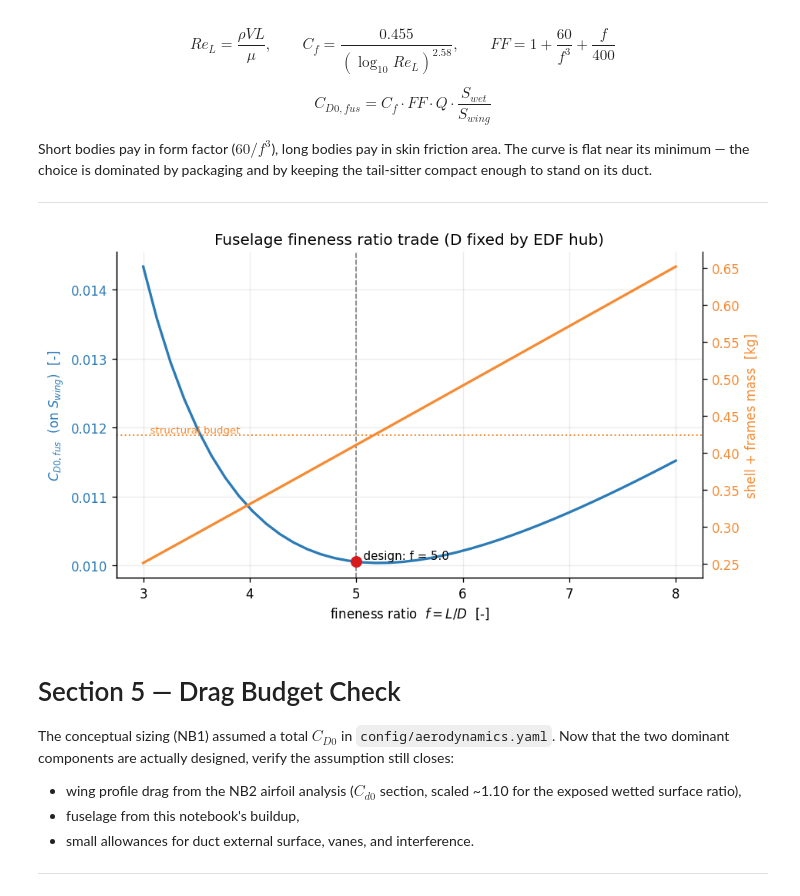
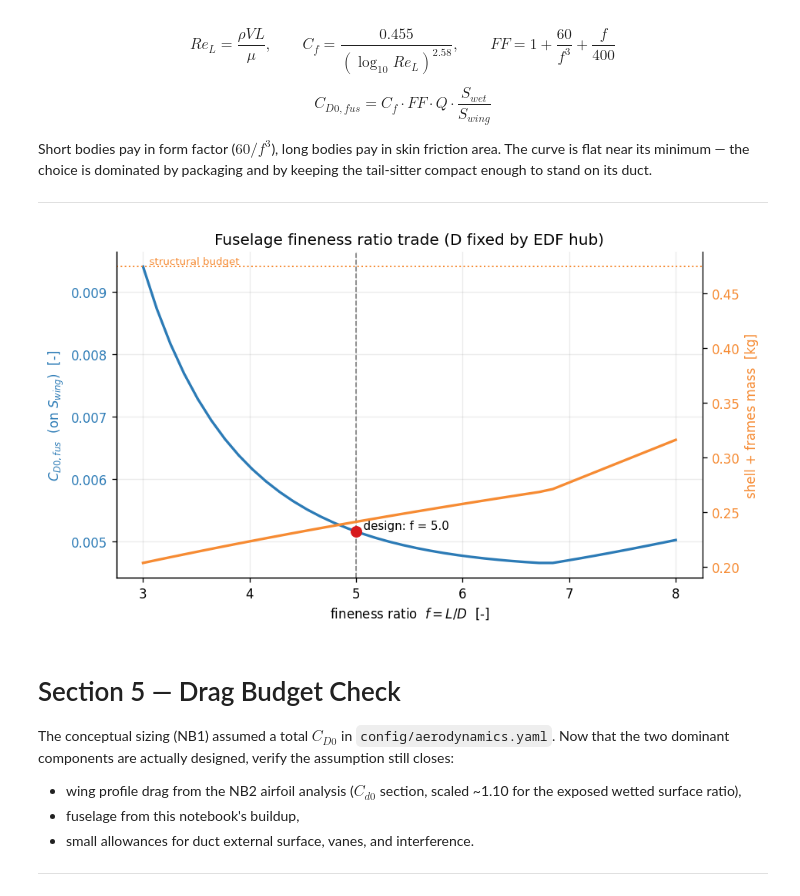
Before and after one commit to onurtuncer/vbat-uav-notebooks, a Jupyter notebook: notebooks/fuselage_design.ipynb, the cells around one changed output. Drawn from its saved outputs; the diff is of its cells as text; code cells hidden in the pictures.

```diff
--- a/notebooks/fuselage_design.ipynb
+++ b/notebooks/fuselage_design.ipynb
@@ -238,6 +238,9 @@ fus = size_fuselage(
     R_hub_m         = R_hub_m,
     D_rotor_m       = rotor.D_rotor_m,
     c_vane_m        = vanes["c_vane_m"],
+    n_vanes         = vanes["n_vanes"],
+    S_vane_m2       = vanes["S_vane_m2"],
+    hinge_xc        = vanes["hinge_xc"],
     chord_mean_m    = chord_mean_m,
     V_cruise        = mission.V_cruise,
     rho             = env.rho,
@@ -293,38 +296,40 @@ for fr in FR_sweep:
         m_structure_kg=result.m_structure_kg, m_wing_kg=result.m_wing_kg,
         m_misc_kg=result.m_misc_kg,
         R_hub_m=R_hub_m, D_rotor_m=rotor.D_rotor_m, c_vane_m=vanes["c_vane_m"],
+        n_vanes=vanes["n_vanes"], S_vane_m2=vanes["S_vane_m2"],
+        hinge_xc=vanes["hinge_xc"],
         chord_mean_m=chord_mean_m, V_cruise=mission.V_cruise, rho=env.rho,
         S_wing=S_wing, p=p_i,
     )
     cd0_sweep.append(f_i.CD0_fus)
     mshell_sweep.append(f_i.m_shell_kg)
 
 fig, ax1 = plt.subplots(figsize=(8, 4.5))
 ax1.plot(FR_sweep, cd0_sweep, color=C[0], lw=2, label=r"$C_{D0,fus}$")
 ax1.axvline(fus_p.fineness_ratio, color="gray", ls="--", lw=1)
 ax1.plot([fus.fineness], [fus.CD0_fus], "o", color=C[1], ms=8, zorder=5)
 ax1.annotate(f"  design: f = {fus.fineness:.1f}", (fus.fineness, fus.CD0_fus),
              fontsize=9, va="bottom")
 ax1.set_xlabel("fineness ratio  $f = L/D$  [-]")
 ax1.set_ylabel(r"$C_{D0,fus}$  (on $S_{wing}$)  [-]", color=C[0])
 ax1.tick_params(axis="y", labelcolor=C[0])
 
 ax2 = ax1.twinx()
 ax2.plot(FR_sweep, mshell_sweep, color=C[3], lw=2, label="shell mass")
 ax2.axhline(fus.m_struct_budget_kg, color=C[3], ls=":", lw=1.2)
 ax2.annotate("  structural budget", (FR_sweep[0], fus.m_struct_budget_kg),
              fontsize=8, color=C[3], va="bottom")
 ax2.set_ylabel("shell + frames mass  [kg]", color=C[3])
 ax2.tick_params(axis="y", labelcolor=C[3])
 ax2.spines.right.set_visible(True)
 ax2.grid(False)
 
 ax1.set_title("Fuselage fineness ratio trade (D fixed by EDF hub)")
 fig.tight_layout()
 fig.savefig(OUT_PATH / "fuselage_drag_trade.png", bbox_inches="tight")
 plt.show()
 # %% [output]
-[figure, old version]
+[figure, new version]
 # %% [markdown]
 # Section 5 — Drag Budget Check
 
```
Also changed, not shown: parts of 8 cells of this notebook, 11 other files.
